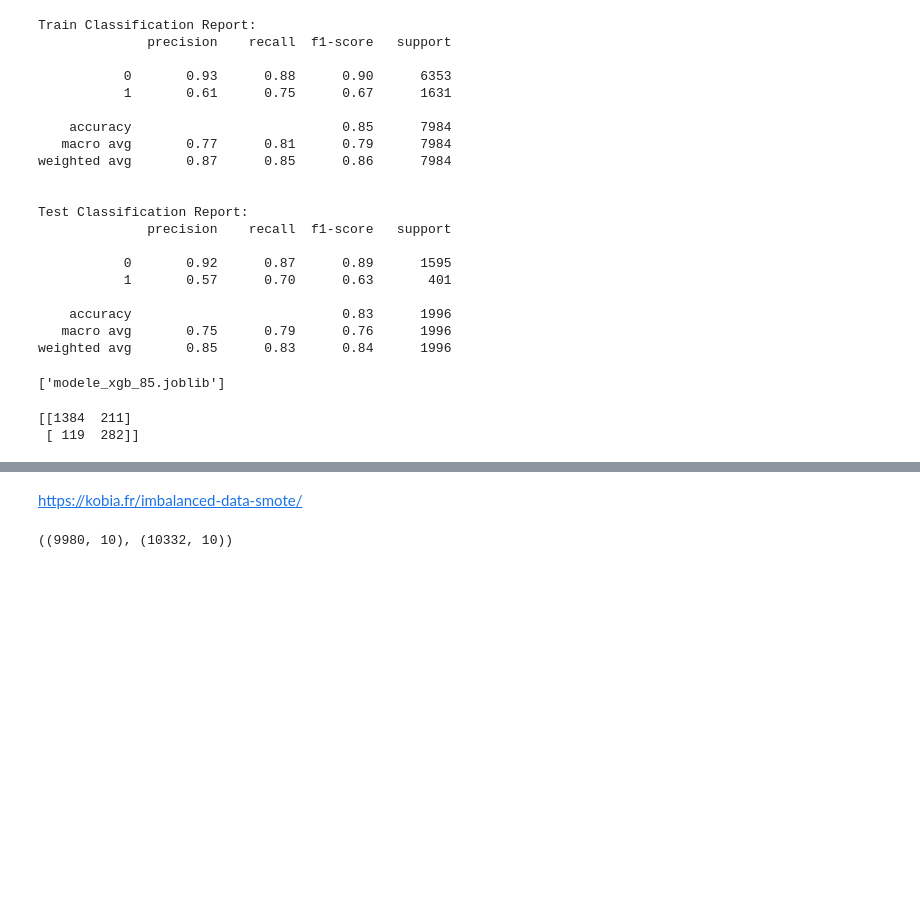
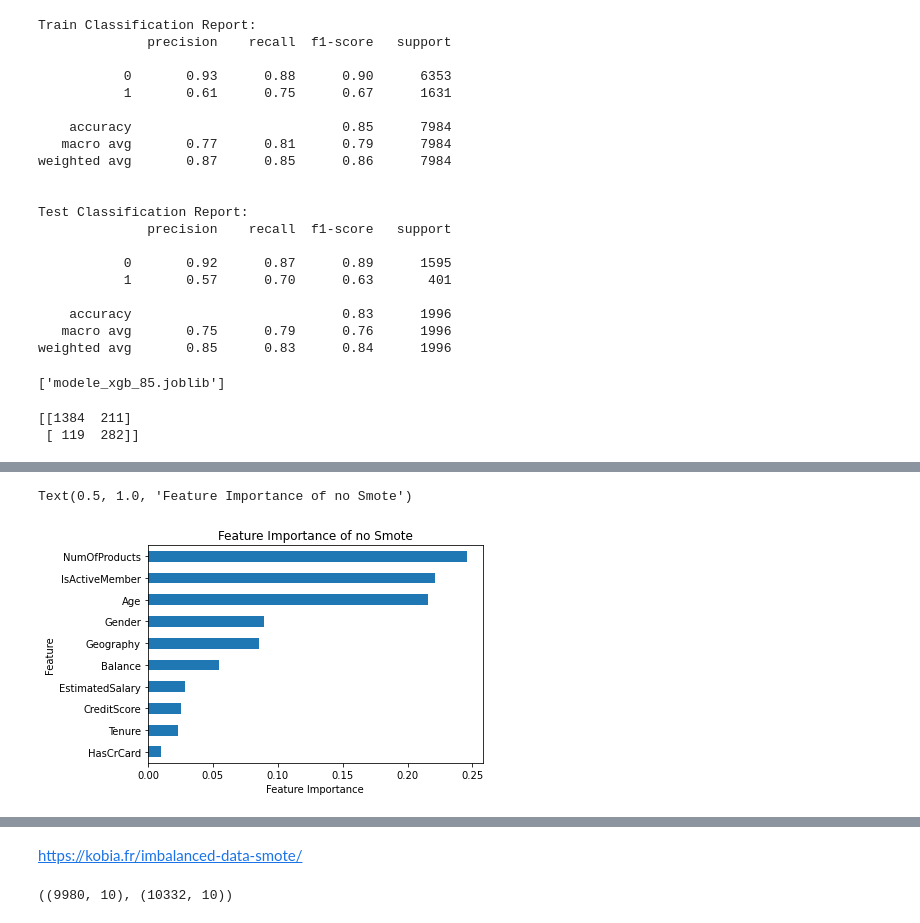
Before and after one commit to Daniblue25/Business-Project, a Jupyter notebook: xgboost/Smote/Training_Smote.ipynb, the cells around one changed output, grey strips where cells are left out. Cells and saved outputs as stored; diff of their text form; code cells hidden in the pictures; blank space fills up the shorter version.

```diff
--- a/xgboost/Smote/Training_Smote.ipynb
+++ b/xgboost/Smote/Training_Smote.ipynb
@@ -196,0 +197,12 @@ Age > Estimated Salary > Balance > CreditScore > NumOfProducts > Geography > Ten
+# %%
+features = X.columns
+importances = boost.feature_importances_
+feat_imp = pd.Series(importances, index=features)
+# Plot 10 most important features
+feat_imp.sort_values().tail(10).plot(kind="barh")
+plt.xlabel("Feature Importance")
+plt.ylabel("Feature")
+plt.title("Feature Importance of no Smote")
+# %% [output]
+Text(0.5, 1.0, 'Feature Importance of no Smote')
+[figure, added]
```
Also changed, not shown: parts of 13 cells of this notebook, 4 other files.
